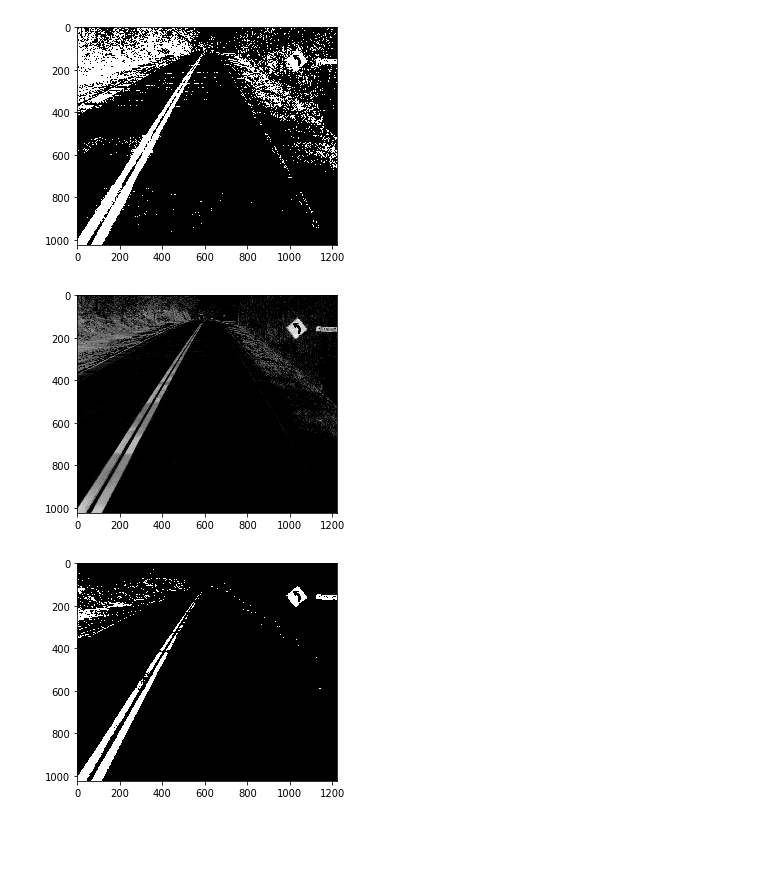
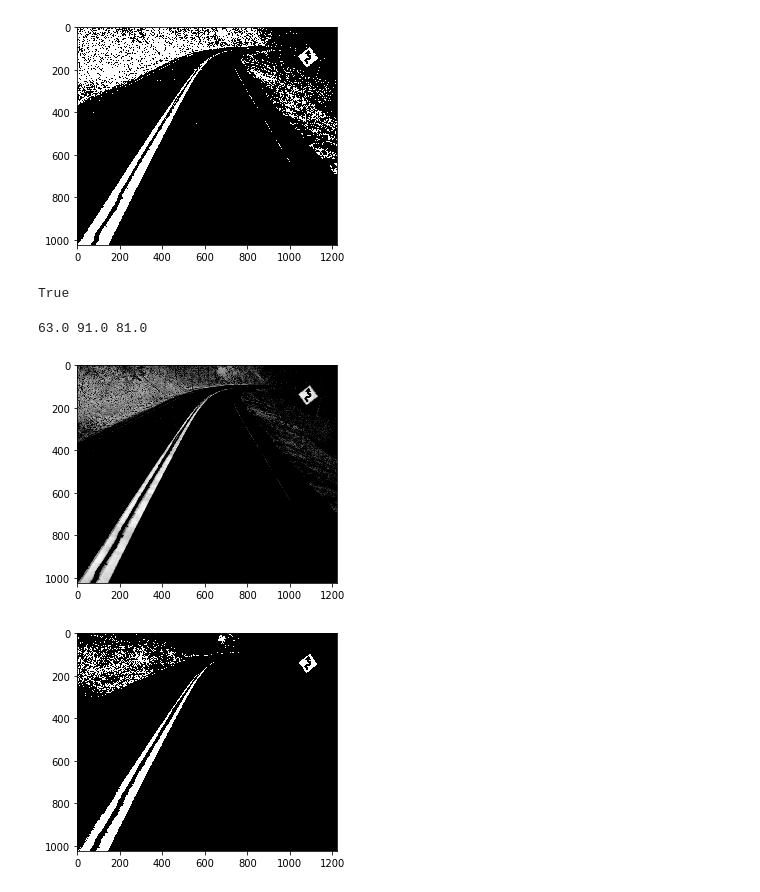
Before and after one commit to anliec/curve_sign_detection, a Jupyter notebook: test_filter.ipynb, the cells around one changed output. Drawn from its saved outputs; the diff is of its cells as text; code cells hidden in the pictures; blank space fills up the shorter version.

```diff
--- a/test_filter.ipynb
+++ b/test_filter.ipynb
@@ -14,7 +14,7 @@ from src.detector.color_model_filter import *
 # %%
 #im = cv2.imread("data/006.jpg")
 #file = "data/{:03d}.jpg".format(random.randint(1,404))
-file = "data/269.jpg"
+file = "data/135.jpg"
 print(file)
 im = cv2.imread(file)
 im = im[30:, :, :]
@@ -62,22 +62,30 @@ pylab.show()
 # %%
 hue = im_hsv[:, :, 0]
 hue = cv2.GaussianBlur(im_hsv[:, :, 0], (3,3), 0)
-imhm = (hue < 35) * (hue > 10)
-pylab.imshow(imhm, cmap=pylab.gray())
+hue_mask = (hue < 35) & (hue > 10)
+pylab.imshow(hue_mask, cmap=pylab.gray())
 pylab.show()
+cv2.imwrite("mask_hue.png", hue_mask * 255)
 # %% [output]
-[figure, old version]
+[figure, new version]
+True
 # %%
-yellow_saturation = im_hsv[:, :, 1] * imhm
-smax = yellow_saturation.max()
-smin = yellow_saturation.min()  # == 0 ...
-yellow_saturation = (yellow_saturation - smin) * (255 / (smax - smin))
-yellow_saturation = cv2.GaussianBlur(yellow_saturation, (3,3), 0)
+yellow_saturation = im_hsv[:, :, 1] * hue_mask
+#non_masked_val = yellow_saturation[hue_mask]
+#smax = non_masked_val.max()
+#smin = non_masked_val.min()
+yellow_saturation = cv2.GaussianBlur(yellow_saturation, (3, 3), 0)
+smin, smax = np.percentile(yellow_saturation, [90, 95])
+threshold = int(0.65 * (smax - smin)) + smin
+print(smin, smax, threshold)
+mask = (yellow_saturation > threshold).astype(np.uint8)
+
 pylab.imshow(yellow_saturation, cmap=pylab.gray())
 pylab.show()
-imsm = (yellow_saturation > 105)
-pylab.imshow(imsm, cmap=pylab.gray())
+
+pylab.imshow(mask, cmap=pylab.gray())
 pylab.show()
 # %% [output]
+63.0 91.0 81.0
-[figure, old version]
+[figure, new version]
-[figure, old version]
+[figure, new version]
```
Also changed, not shown: parts of 11 cells of this notebook, 6 other files.
